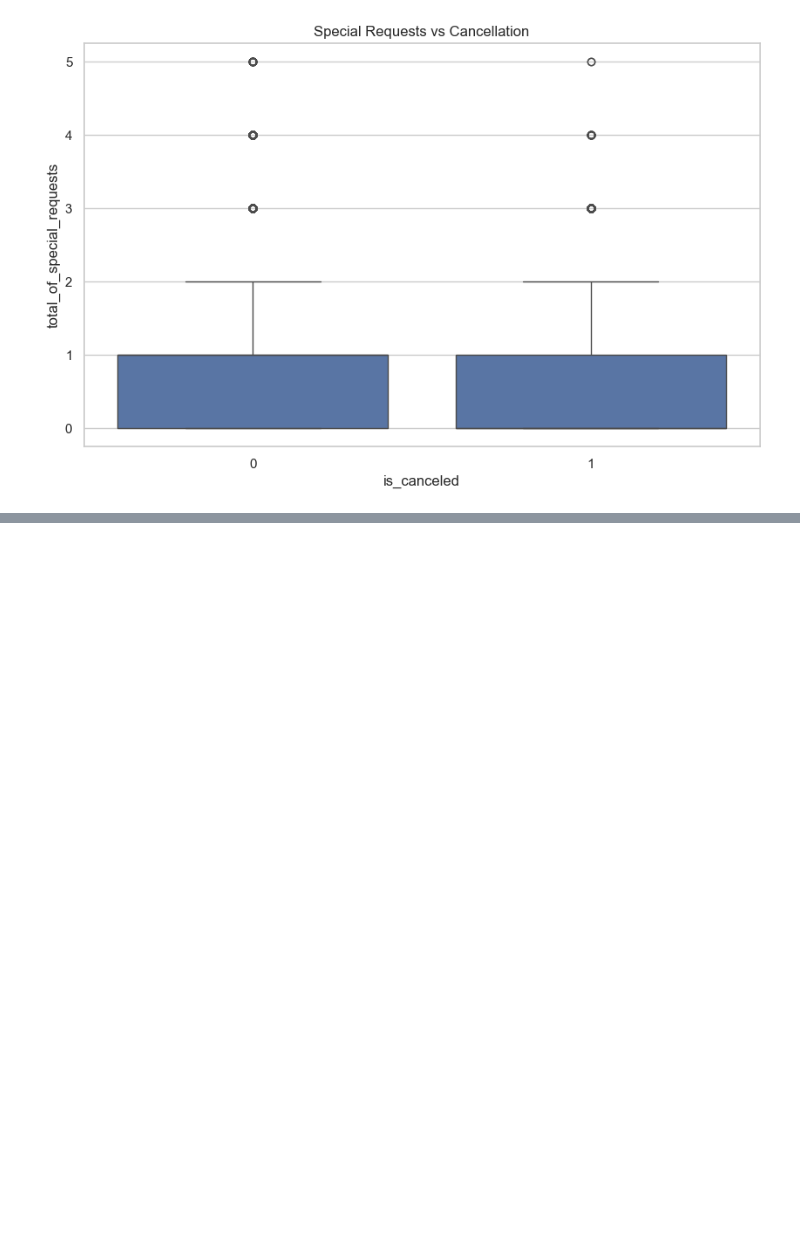
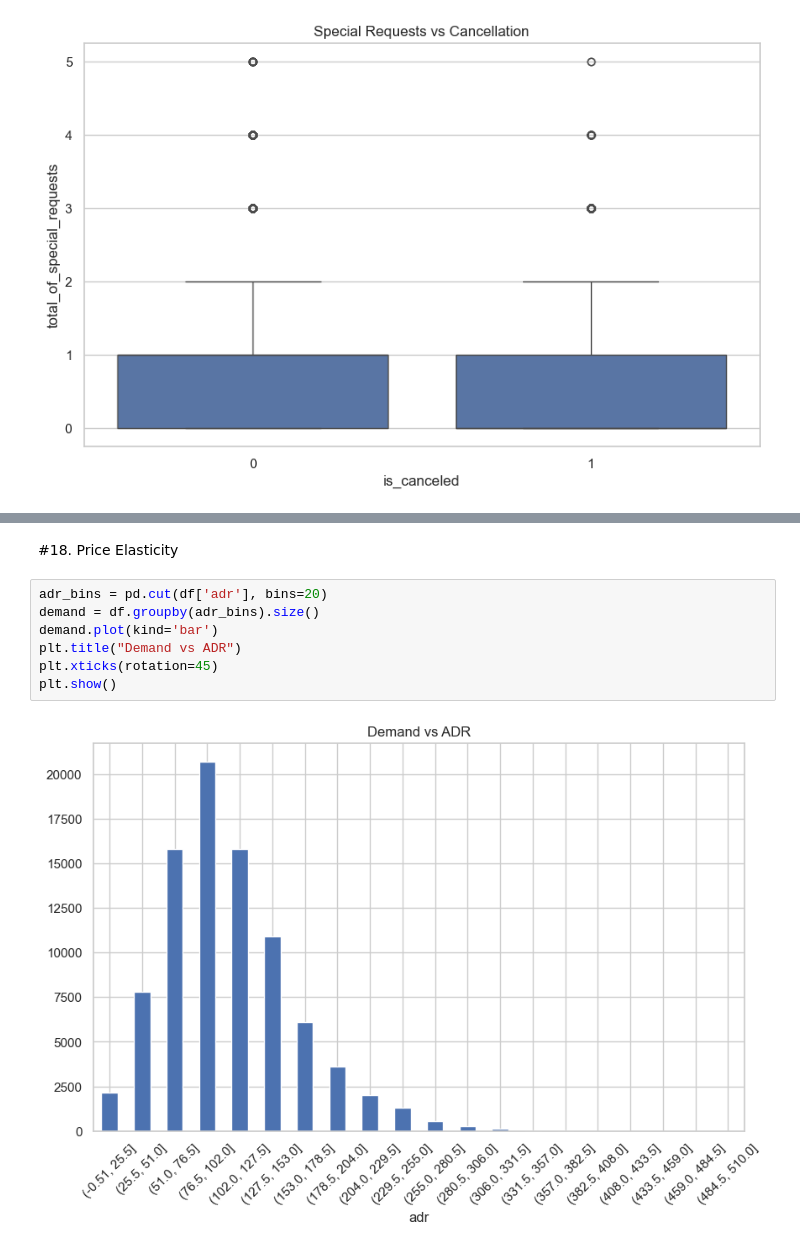
Before and after one commit to Jerolin911/Travel-Tourism-Hospitality-Customer-Retention-Analysis-Dynamic-Pricing, a Jupyter notebook: Project2_EDA.ipynb, the cells around one changed output, grey strips where cells are left out. Saved outputs shown, nothing was run; the diff lists cells and outputs as text; blank space fills up the shorter version.

Commit message:
Add files via upload
Added advanced EDA (price elasticity, correlation analysis) and finalized insights

```diff
--- a/Project2_EDA.ipynb
+++ b/Project2_EDA.ipynb
@@ -223,0 +240,11 @@ plt.show()
+# %% [markdown]
+#18. Price Elasticity
+# %%
+adr_bins = pd.cut(df['adr'], bins=20)
+demand = df.groupby(adr_bins).size()
+demand.plot(kind='bar')
+plt.title("Demand vs ADR")
+plt.xticks(rotation=45)
+plt.show()
+# %% [output]
+[figure, added]
```
Also changed, not shown: parts of 4 cells of this notebook.
